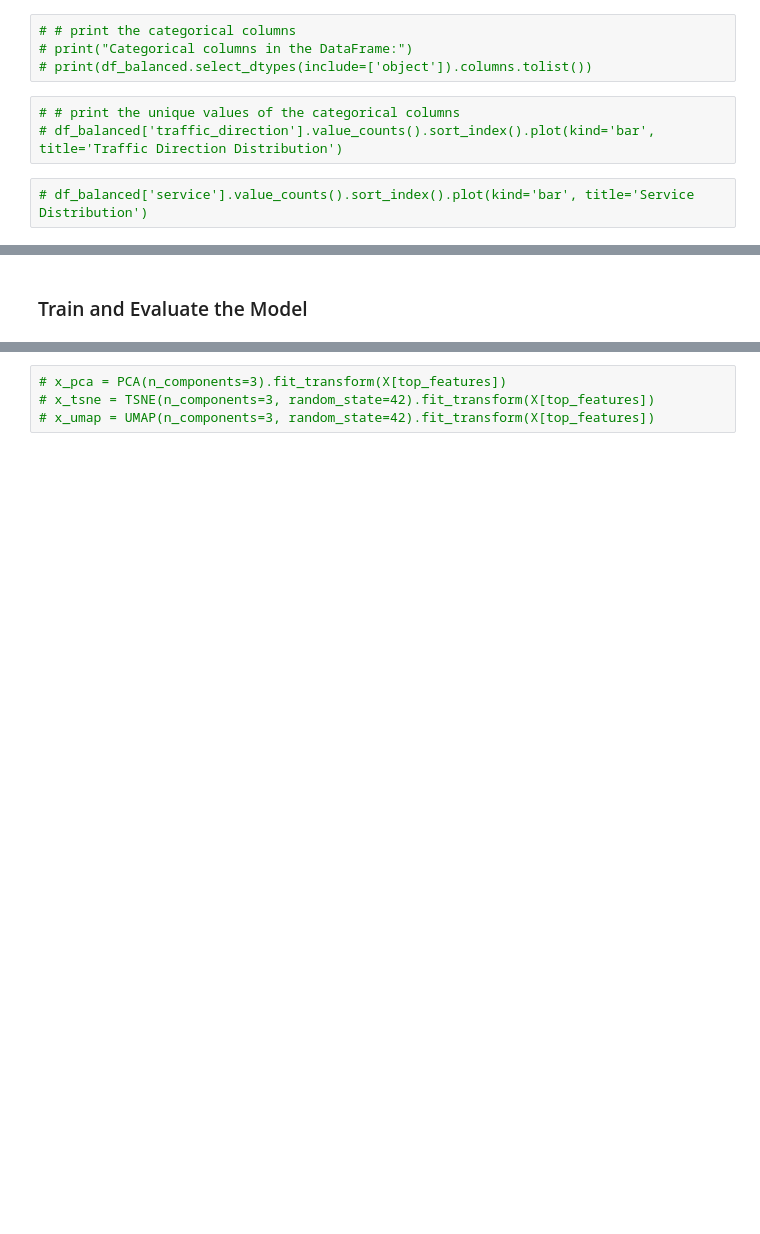
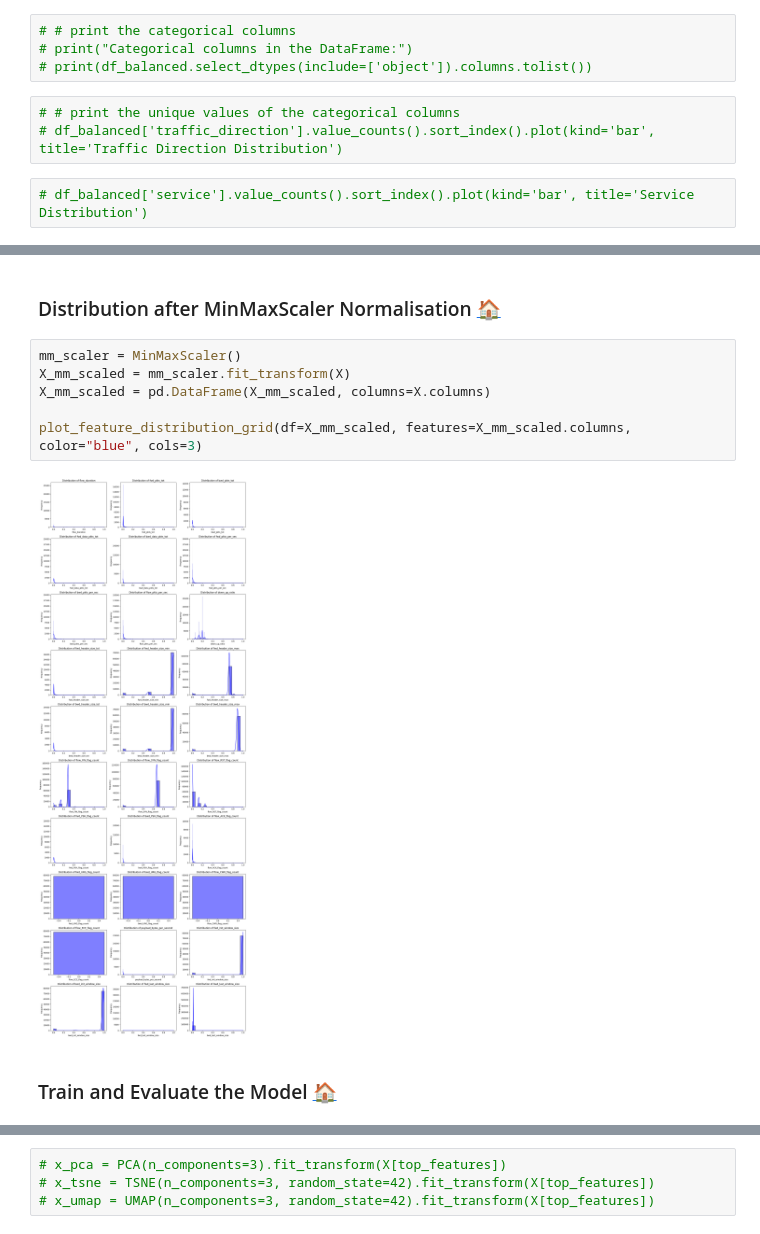
Before and after one commit to cepdnaclk/e19-4yp-The-Compound-Prediction-Analysis-of-Cybersecurity, a Jupyter notebook: code/Notebooks/Temporary/Web-ids23-EDA.ipynb, the cells around one changed output, grey strips where cells are left out. Cells and saved outputs as stored; diff of their text form; blank space fills up the shorter version.

```diff
--- a/code/Notebooks/Temporary/Web-ids23-EDA.ipynb
+++ b/code/Notebooks/Temporary/Web-ids23-EDA.ipynb
@@ -295,5 +365,19 @@ traffic_direction_server->internet                            1.000007
+# %% [markdown]
+<a id="distribution-after-minmaxscaler-normalisation"></a>
+
+### Distribution after MinMaxScaler Normalisation [🏠](#data-cleaning-and-preprocessing)
+# %%
+mm_scaler = MinMaxScaler()
+X_mm_scaled = mm_scaler.fit_transform(X)
+X_mm_scaled = pd.DataFrame(X_mm_scaled, columns=X.columns)
+
+plot_feature_distribution_grid(df=X_mm_scaled, features=X_mm_scaled.columns, color="blue", cols=3)
+# %% [output]
+[figure, added]
 # %% [markdown]
-### Train and Evaluate the Model
+<a id="train-and-evaluate-the-model" ></a>
+
+### Train and Evaluate the Model [🏠](#data-cleaning-and-preprocessing)
 # %%
 X.shape
 # %% [output]
```
Also changed, not shown: parts of 19 cells of this notebook.
